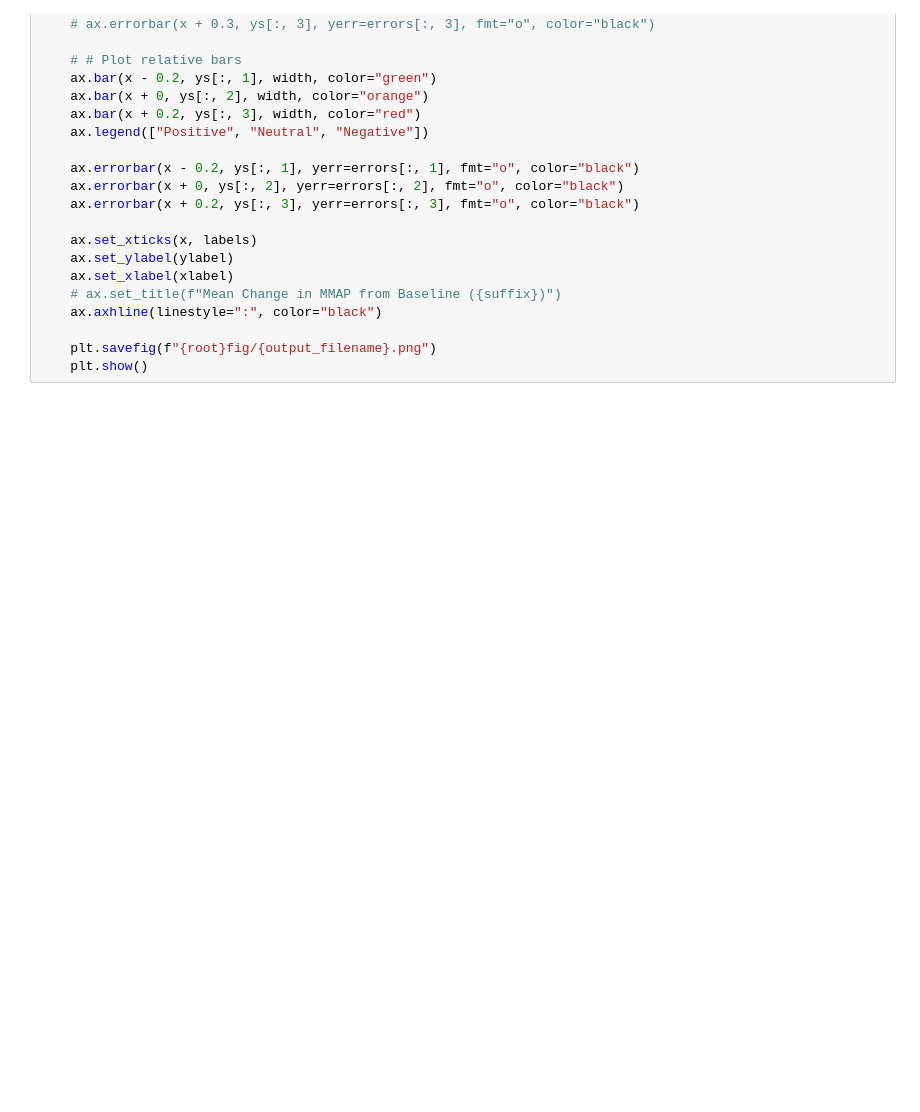
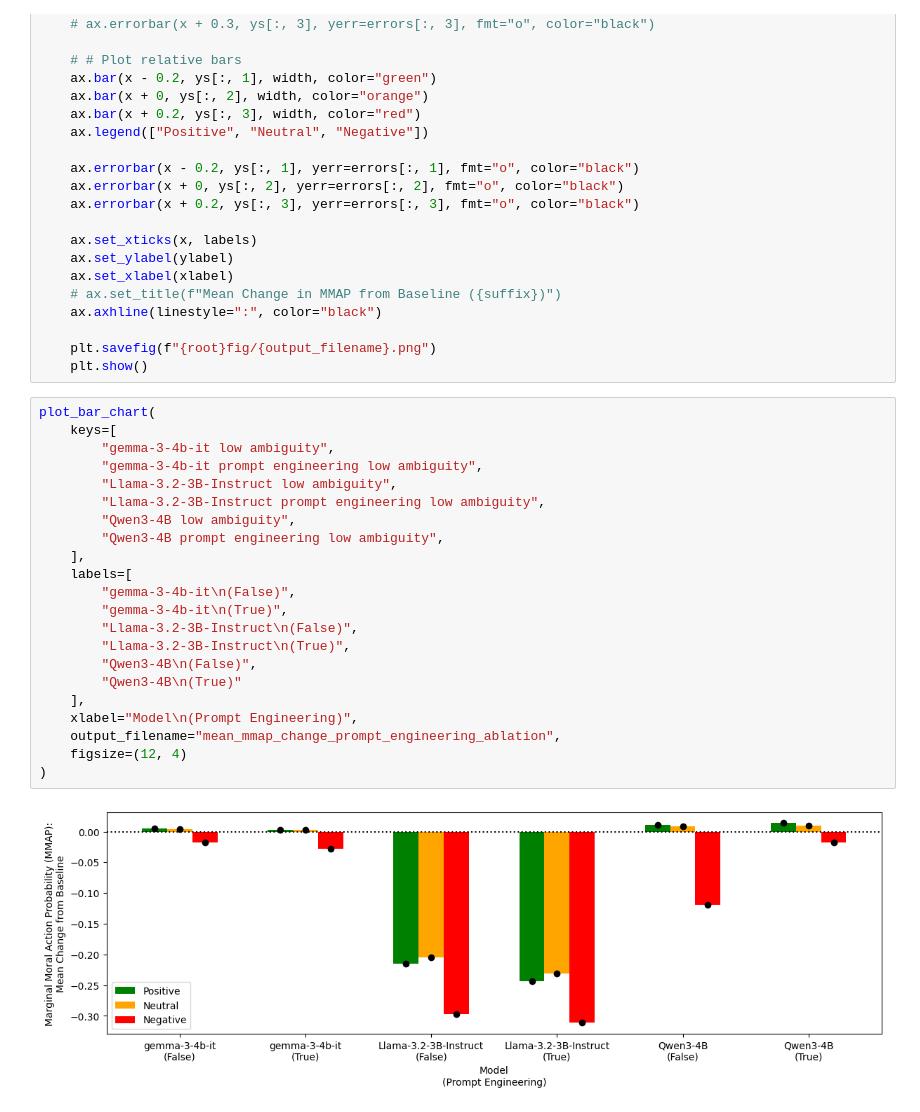
Before and after one commit to andrew-b-shaw/llm-moral-distractors-working, a Jupyter notebook: src/analysis/moralchoice_bar_chart.ipynb, the cells around one changed output. Drawn from its saved outputs; the diff is of its cells as text; blank space fills up the shorter version.

```diff
--- a/src/analysis/moralchoice_bar_chart.ipynb
+++ b/src/analysis/moralchoice_bar_chart.ipynb
@@ -313,4 +333,28 @@ def plot_bar_chart(keys, labels, output_filename, figsize, ylabel="Marginal Mora
 
     plt.savefig(f"{root}fig/{output_filename}.png")
     plt.show()
+# %%
+plot_bar_chart(
+    keys=[
+        "gemma-3-4b-it low ambiguity",
+        "gemma-3-4b-it prompt engineering low ambiguity",
+        "Llama-3.2-3B-Instruct low ambiguity",
+        "Llama-3.2-3B-Instruct prompt engineering low ambiguity",
+        "Qwen3-4B low ambiguity",
+        "Qwen3-4B prompt engineering low ambiguity",
+    ],
+    labels=[
+        "gemma-3-4b-it\n(False)",
+        "gemma-3-4b-it\n(True)",
+        "Llama-3.2-3B-Instruct\n(False)",
+        "Llama-3.2-3B-Instruct\n(True)",
+        "Qwen3-4B\n(False)",
+        "Qwen3-4B\n(True)"
+    ],
+    xlabel="Model\n(Prompt Engineering)",
+    output_filename="mean_mmap_change_prompt_engineering_ablation",
+    figsize=(12, 4)
+)
+# %% [output]
+[figure, added]
 # %%
```
Also changed, not shown: parts of 8 cells of this notebook, 17 other files.
